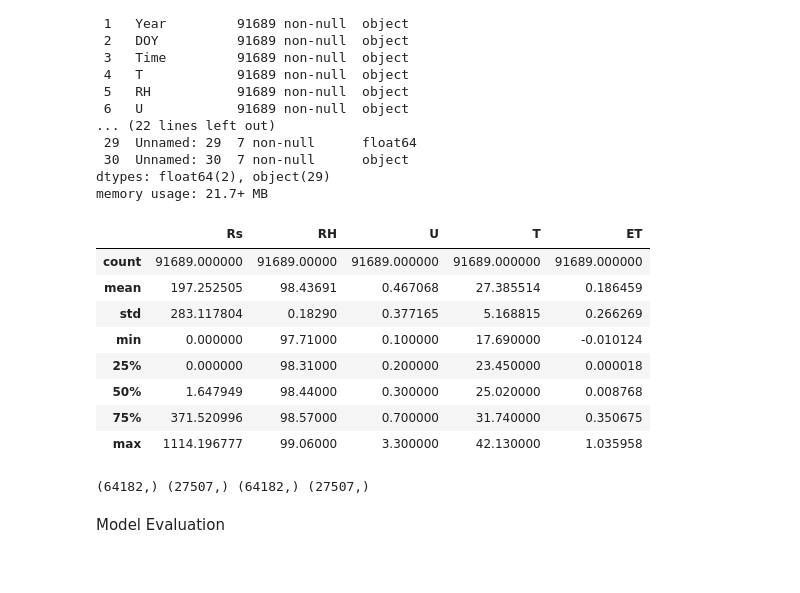
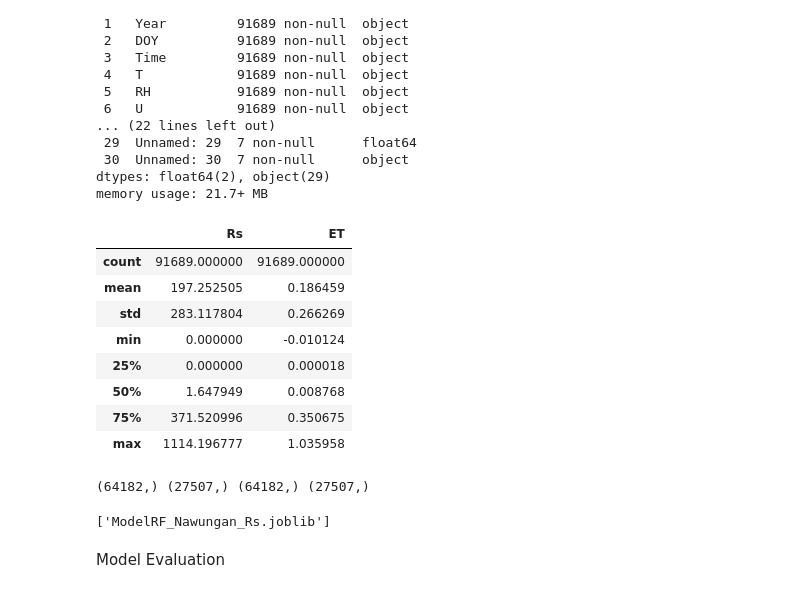
Before and after one commit to Aprilianiput21/TA_Model-ETp, a Jupyter notebook: RF_Nawungan_Rs.ipynb, the cells around one changed output. Saved outputs shown, nothing was run; the diff lists cells and outputs as text; code cells hidden in the pictures.

Commit message:
Ditambahkan code untuk save model

```diff
--- a/RF_Nawungan_Rs.ipynb
+++ b/RF_Nawungan_Rs.ipynb
@@ -48,19 +48,19 @@ dtypes: float64(2), object(29)
 memory usage: 21.7+ MB
 # %%
 #Mengubah Tipe data menjadi Float
-df[['Rs', 'RH', 'U', 'T', 'ET']] = df[['Rs', 'RH', 'U', 'T', 'ET']].astype(float)
+df[['Rs', 'ET']] = df[['Rs', 'ET']].astype(float)
 
-df[['Rs', 'RH', 'U', 'T', 'ET']].describe()
+df[['Rs','ET']].describe()
 # %% [output]
-|  | Rs | RH | U | T | ET |
-| count | 91689.000000 | 91689.00000 | 91689.000000 | 91689.000000 | 91689.000000 |
-| mean | 197.252505 | 98.43691 | 0.467068 | 27.385514 | 0.186459 |
-| std | 283.117804 | 0.18290 | 0.377165 | 5.168815 | 0.266269 |
-| min | 0.000000 | 97.71000 | 0.100000 | 17.690000 | -0.010124 |
-| 25% | 0.000000 | 98.31000 | 0.200000 | 23.450000 | 0.000018 |
-| 50% | 1.647949 | 98.44000 | 0.300000 | 25.020000 | 0.008768 |
-| 75% | 371.520996 | 98.57000 | 0.700000 | 31.740000 | 0.350675 |
-| max | 1114.196777 | 99.06000 | 3.300000 | 42.130000 | 1.035958 |
+|  | Rs | ET |
+| count | 91689.000000 | 91689.000000 |
+| mean | 197.252505 | 0.186459 |
+| std | 283.117804 | 0.266269 |
+| min | 0.000000 | -0.010124 |
+| 25% | 0.000000 | 0.000018 |
+| 50% | 1.647949 | 0.008768 |
+| 75% | 371.520996 | 0.350675 |
+| max | 1114.196777 | 1.035958 |
 # %%
 #Input features dan target variable
 features_variable = df['Rs']
@@ -83,6 +83,12 @@ X_train_reshaped = X_train.values.reshape(-1, 1)
 X_test_reshaped = X_test.values.reshape(-1, 1)
 #Fitting model
 rf = model.fit(X_train_reshaped, y_train)
+# %%
+#Save model
+import joblib
+joblib.dump(model,'ModelRF_Nawungan_Rs.joblib')
+# %% [output]
+['ModelRF_Nawungan_Rs.joblib']
 # %% [markdown]
 Model Evaluation
 # %%
```
Also changed, not shown: parts of 6 cells of this notebook.
